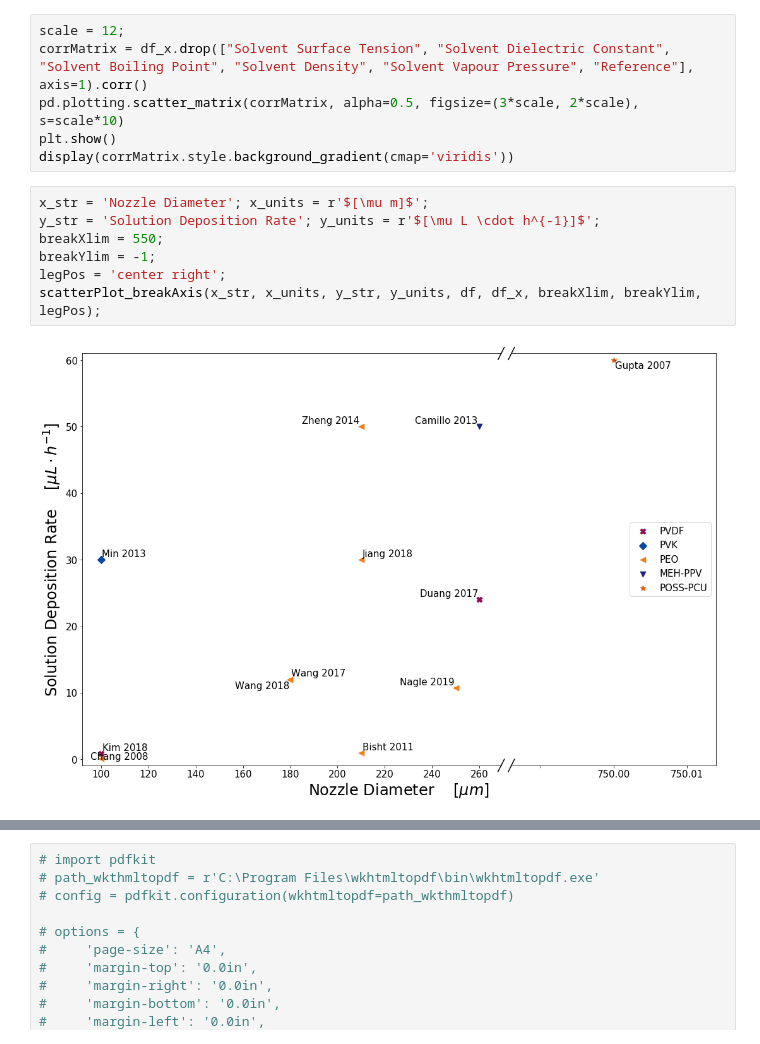
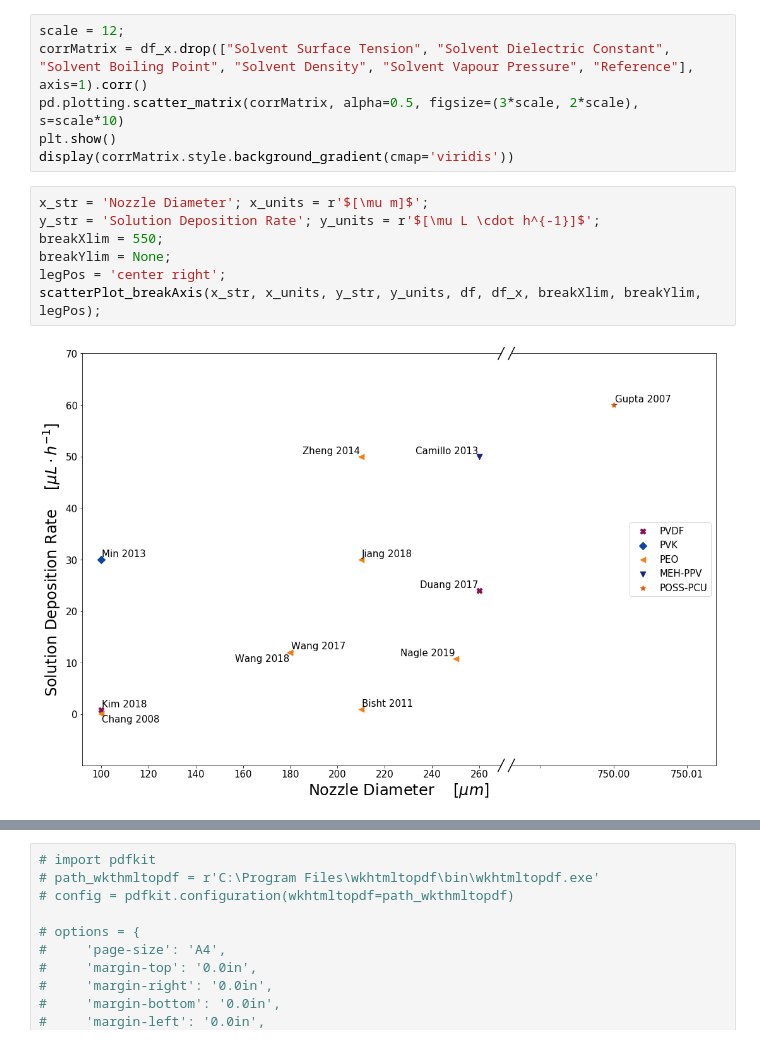
Before and after one commit to KiraSensei13/MNT_ITESM_Thesis, a Jupyter notebook: NFES_Review/_jupyterPlots/NFES_ReviewPaper.ipynb, the cells around one changed output, grey strips where cells are left out. Drawn from its saved outputs; the diff is of its cells as text.

Commit message:
plot success

```diff
--- a/NFES_Review/_jupyterPlots/NFES_ReviewPaper.ipynb
+++ b/NFES_Review/_jupyterPlots/NFES_ReviewPaper.ipynb
@@ -878,12 +880,12 @@ display(corrMatrix.style.background_gradient(cmap='viridis'))
 # %%
 x_str = 'Nozzle Diameter'; x_units = r'$[\mu m]$';
 y_str = 'Solution Deposition Rate'; y_units = r'$[\mu L \cdot h^{-1}]$';
 breakXlim = 550;
-breakYlim = -1;
+breakYlim = None;
 legPos = 'center right';
 scatterPlot_breakAxis(x_str, x_units, y_str, y_units, df, df_x, breakXlim, breakYlim, legPos);
 # %% [output]
-[figure, old version]
+[figure, new version]
 # %%
 x_str = 'Nozzle Diameter'; x_units = r'$[\mu m]$';
 y_str = 'NFES Applied Voltage'; y_units = r'$[V]$';
```
Also changed, not shown: parts of 12 cells of this notebook.
